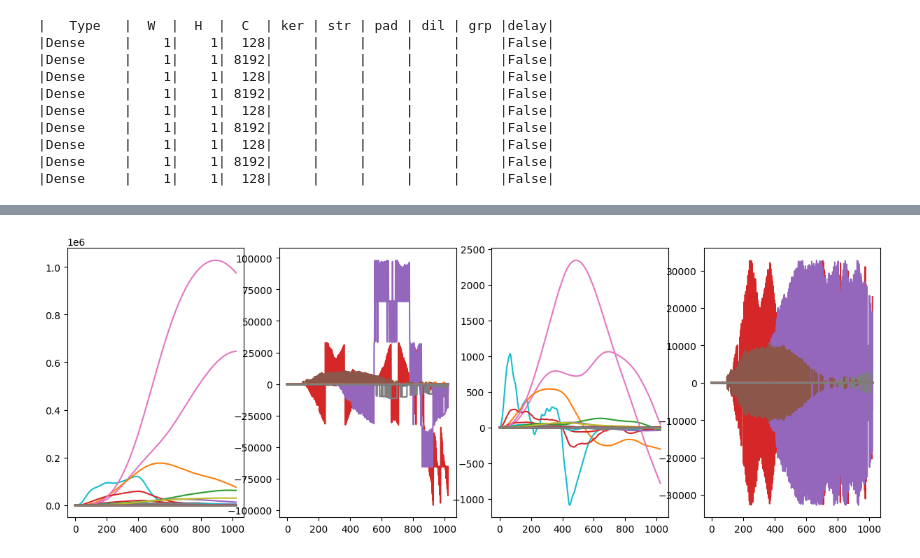
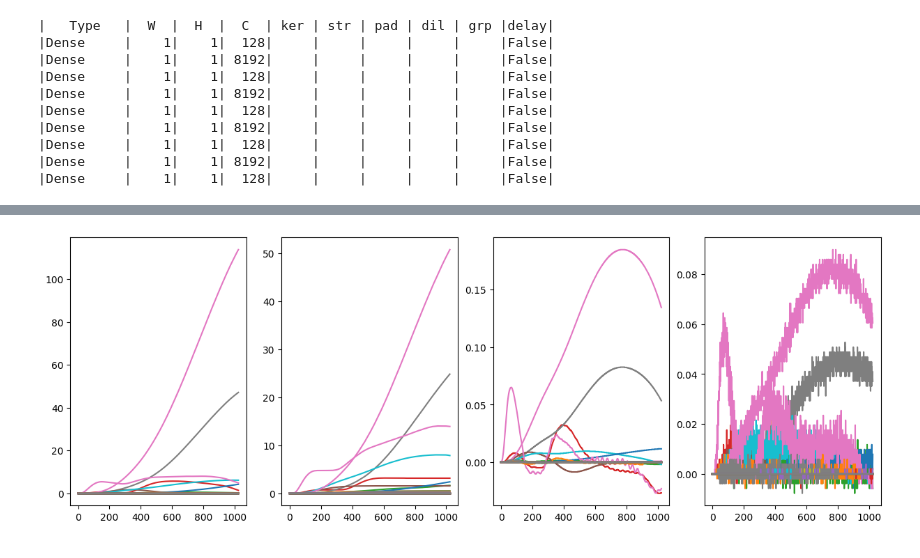
Before and after one commit to lava-nc/lava-dl, a Jupyter notebook: src/lava/lib/dl/slayer/state_space_models/sCIFAR/test_full_scifar_network_on_loihi.ipynb, the cells around one changed output, grey strips where cells are left out. Saved outputs shown, nothing was run; the diff lists cells and outputs as text; code cells hidden in the pictures.

```diff
--- a/src/lava/lib/dl/slayer/state_space_models/sCIFAR/test_full_scifar_network_on_loihi.ipynb
+++ b/src/lava/lib/dl/slayer/state_space_models/sCIFAR/test_full_scifar_network_on_loihi.ipynb
@@ -68,5 +68,9 @@ label, data_sample = next(enumerate(val_loader))
 print(label)
 print(data_sample[0].detach().max())
 print(data_sample[0].detach().min())
+inp_exp = 9
+data_rescaled = torch.transpose(data_sample[0], -1,-2)
+diff_inp = data_rescaled[:,:, 1:] - data_rescaled[:, :, :-1]
+diff_inp = torch.from_numpy(np.concatenate((data_rescaled[:, :, :1], diff_inp), axis=2))
 # %% [output]
 0
@@ -75,15 +79,19 @@ tensor(-2.0414)
+# %%
+d_model = 128
+
+# inp_proj = torch.nn.Linear(3, d_model)
+# data_proj = inp_proj(diff_inp.movedim(-1, 1)).movedim(1, -1)
+# data_proj.shape
+
+data_proj = diff_inp
 # %%
 from lava.lib.dl.slayer.state_space_models.sCIFAR.network import SCIFARNetwork
-inp_exp = 12
-data_rescaled = torch.transpose(data_sample[0], -1,-2) * 2**inp_exp
-diff_inp = data_rescaled[:,:, 1:] - data_rescaled[:, :, :-1]
-diff_inp = np.concatenate((data_rescaled[:, :, :1], diff_inp), axis=2)
+
 
 # differences
-d_model = 128
 n_states = 64
 lava_dl_model = SCIFARNetwork(d_model=d_model, n_states=n_states)
-a = lava_dl_model(torch.from_numpy(diff_inp))
+a = lava_dl_model(data_proj)
 # %% [output]
 CUDA extension for structured kernels (Cauchy and Vandermonde multiplication) not found. Install by going to extensions/kernels/ and running `python setup.py install`, for improved speed and memory ef ...
 Falling back on slow Cauchy and Vandermonde kernel. Install at least one of pykeops or the CUDA extension for better speed and memory efficiency.
@@ -161,9 +173,9 @@ Per core utilization:
 # %%
 fig, axs = plt.subplots(1, 4, figsize=(15, 5))
 axs[0].plot(np.cumsum(a[0].detach().numpy(), axis=1).T);
-axs[1].plot(np.cumsum(received_data_lava.astype(np.int16), axis=1)[:, 2:].T);
+axs[1].plot(np.cumsum(received_data_lava.astype(np.int16), axis=1)[:, :].T / 2**inp_exp);
 
 axs[2].plot(a[0].detach().numpy().T);
-axs[3].plot(received_data_lava[:, 2:].T.astype(np.int16));
+axs[3].plot(received_data_lava[:, :].T.astype(np.int16) / 2**inp_exp);
 # %% [output]
-[figure, old version]
+[figure, new version]
```
Also changed, not shown: parts of 6 cells of this notebook, 3 other files.
